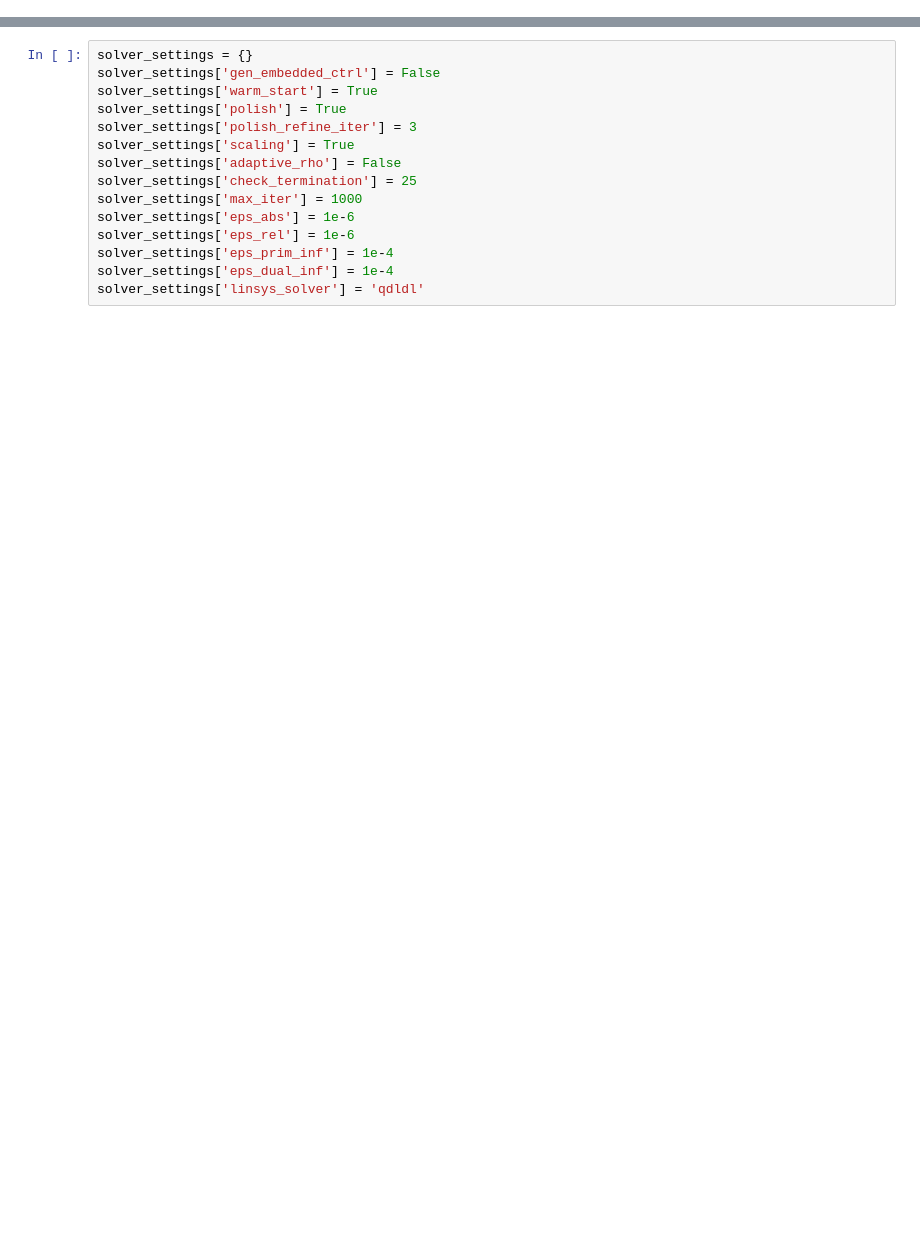
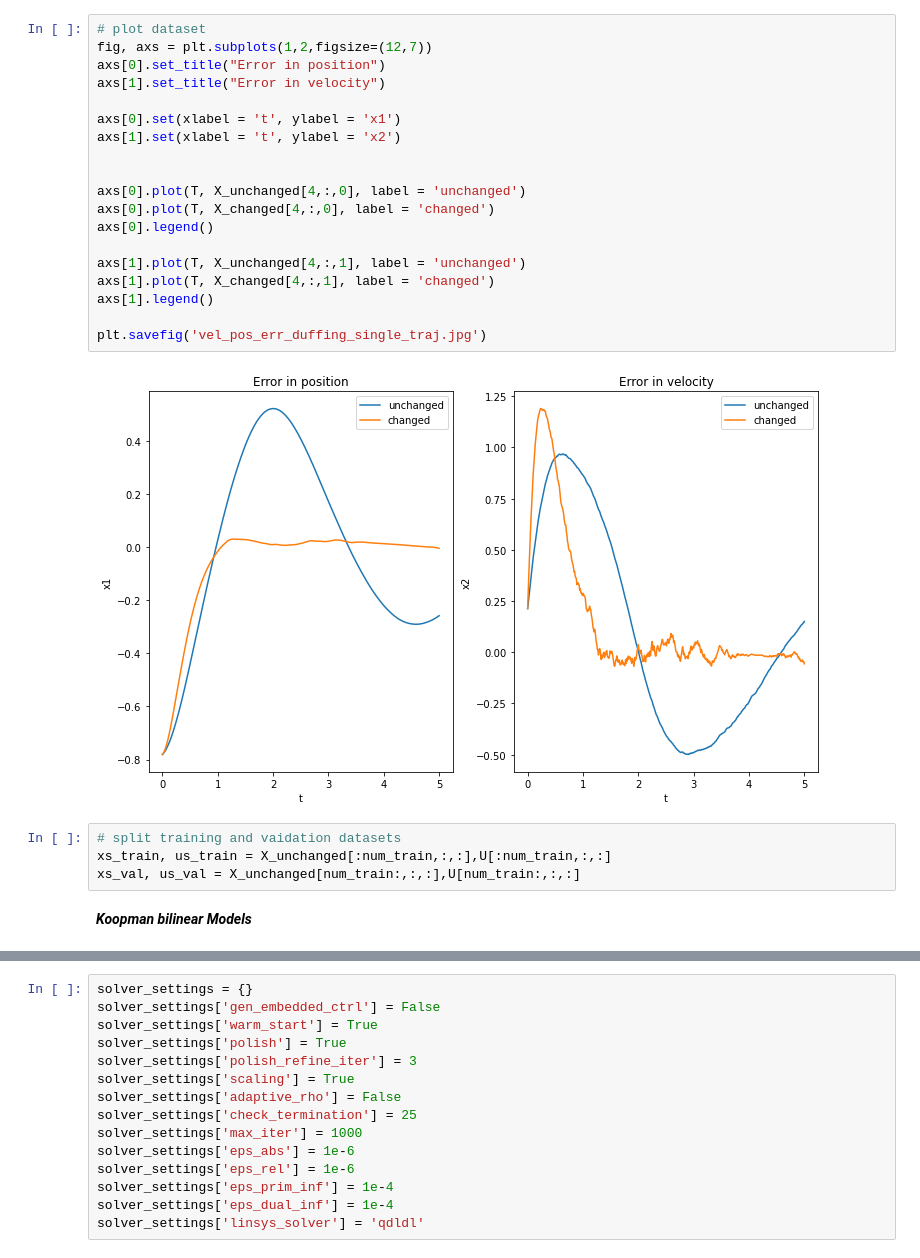
Before and after one commit to Rajpal9/Adaptive-koopman, a Jupyter notebook: nmpc_control.ipynb, the cells around one changed output, grey strips where cells are left out. Saved outputs shown, nothing was run; the diff lists cells and outputs as text; blank space fills up the shorter version.

```diff
--- a/nmpc_control.ipynb
+++ b/nmpc_control.ipynb
@@ -20,0 +84,27 @@ model_koop_dnn = torch.load(file)
+# %%
+# plot dataset
+fig, axs = plt.subplots(1,2,figsize=(12,7))
+axs[0].set_title("Error in position")
+axs[1].set_title("Error in velocity")
+
+axs[0].set(xlabel = 't', ylabel = 'x1')
+axs[1].set(xlabel = 't', ylabel = 'x2')
+
+
+axs[0].plot(T, X_unchanged[4,:,0], label = 'unchanged')
+axs[0].plot(T, X_changed[4,:,0], label = 'changed')
+axs[0].legend()
+
+axs[1].plot(T, X_unchanged[4,:,1], label = 'unchanged')
+axs[1].plot(T, X_changed[4,:,1], label = 'changed')
+axs[1].legend()
+
+plt.savefig('vel_pos_err_duffing_single_traj.jpg')
+# %% [output]
+[figure, added]
+# %%
+# split training and vaidation datasets
+xs_train, us_train = X_unchanged[:num_train,:,:],U[:num_train,:,:]
+xs_val, us_val = X_unchanged[num_train:,:,:],U[num_train:,:,:]
+# %% [markdown]
+***Koopman bilinear Models***
```
Also changed, not shown: parts of 75 cells of this notebook.
